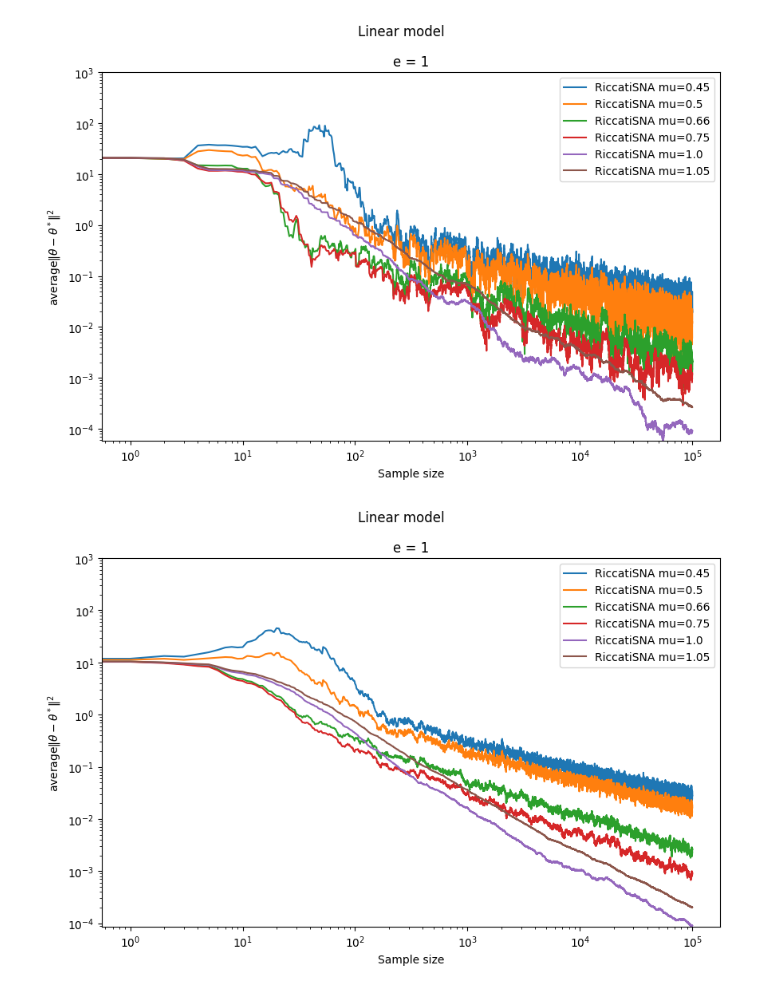
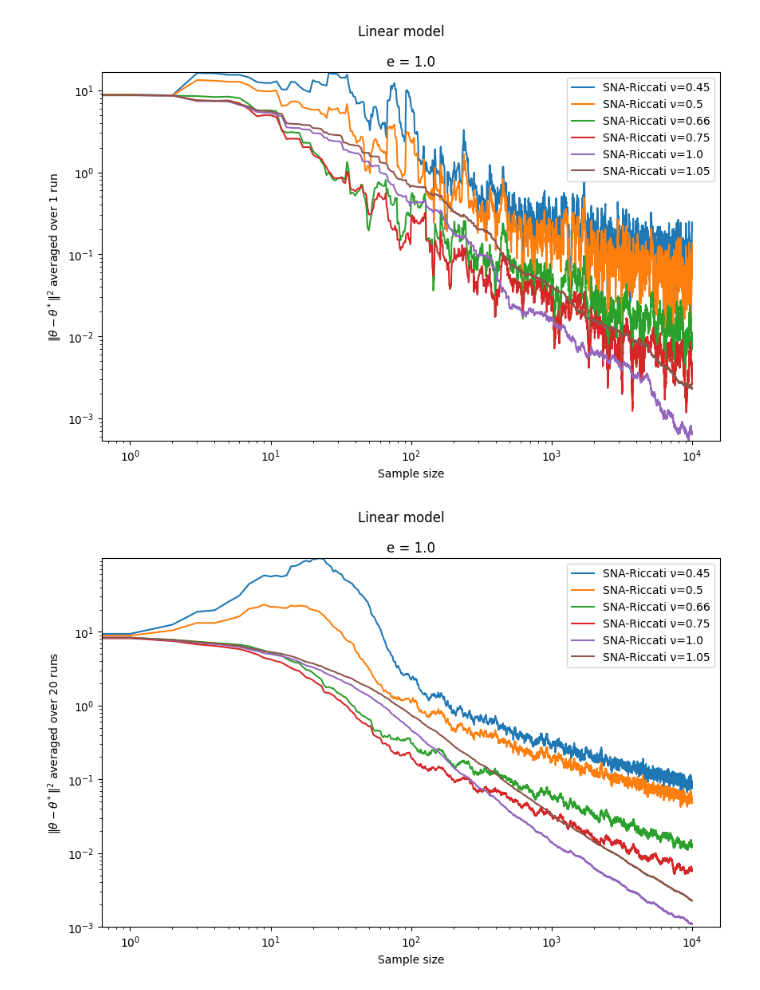
Before and after one commit to guillaume-salle/Optimisation_stochastique, a Jupyter notebook: simulation_SNARiccati.ipynb, the cells around one changed output. Cells and saved outputs as stored; diff of their text form; code cells hidden in the pictures.

Commit message:
all simulations

```diff
--- a/simulation_SNARiccati.ipynb
+++ b/simulation_SNARiccati.ipynb
@@ -11,7 +11,7 @@ from config import N, n, true_theta, bias_setting, mu_list, gamma_list, e
 # %%
 objective_function = LogisticRegression(bias=bias_setting)
 optimizer_class = SNARiccati
-optimizer_list = [optimizer_class(mu=mu) for mu in mu_list]
+optimizer_list = [optimizer_class(nu=nu) for nu in nu_list]
 
 simulation = Simulation(
     objective_function,
@@ -46,8 +46,8 @@ simulation.dataset = simulation.generate_dataset(n, true_theta)
 simulation.generate_initial_theta()
 _, _ = simulation.run(plot=True)
 # %% [output]
-[figure, old version]
+[figure, new version]
 # %%
-simulation.run_multiple_datasets(num_runs=N, n=n)
+simulation.run_multiple_datasets(N=N, n=n)
 # %% [output]
-[figure, old version]
+[figure, new version]
```
Also changed, not shown: parts of 3 cells of this notebook, 23 other files.
